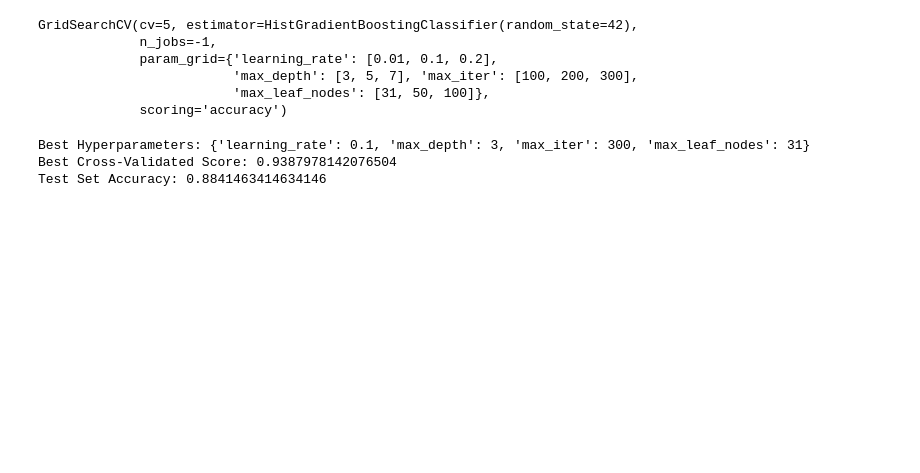
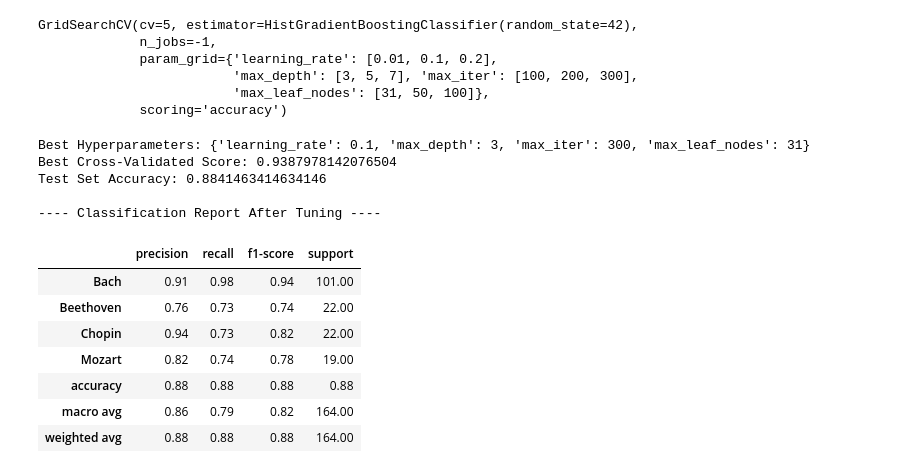
Before and after one commit to dcode15/ms-aai-511-final-project, a Jupyter notebook: src/cnn/cnn_optimization.ipynb, the cells around one changed output. Drawn from its saved outputs; the diff is of its cells as text; code cells hidden in the pictures; blank space fills up the shorter version.

```diff
--- a/src/cnn/cnn_optimization.ipynb
+++ b/src/cnn/cnn_optimization.ipynb
@@ -490,16 +542,35 @@ GridSearchCV(cv=5, estimator=HistGradientBoostingClassifier(random_state=42),
 # %%
 # Get the best parameters and best score
 best_params = grid_search.best_params_
 best_score = grid_search.best_score_
 
 print("Best Hyperparameters:", best_params)
 print("Best Cross-Validated Score:", best_score)
 
 # Evaluate on the test set
 best_model = grid_search.best_estimator_
 test_score = best_model.score(cnn_scalar_test, y_test)
 print("Test Set Accuracy:", test_score)
+
+# Generate Classification Report
+
+y_pred = best_model.predict(cnn_scalar_test)
+print("\n---- Classification Report After Tuning ----\n")
+report2 = classification_report(y_test, y_pred, target_names=label_encoder.classes_, output_dict=True)
+report2 = pd.DataFrame(report2).transpose()
+report2 = report2.round(2)
+display(report2)
 # %% [output]
 Best Hyperparameters: {'learning_rate': 0.1, 'max_depth': 3, 'max_iter': 300, 'max_leaf_nodes': 31}
 Best Cross-Validated Score: 0.9387978142076504
 Test Set Accuracy: 0.8841463414634146
+
+---- Classification Report After Tuning ----
+|  | precision | recall | f1-score | support |
+| Bach | 0.91 | 0.98 | 0.94 | 101.00 |
+| Beethoven | 0.76 | 0.73 | 0.74 | 22.00 |
+| Chopin | 0.94 | 0.73 | 0.82 | 22.00 |
+| Mozart | 0.82 | 0.74 | 0.78 | 19.00 |
+| accuracy | 0.88 | 0.88 | 0.88 | 0.88 |
+| macro avg | 0.86 | 0.79 | 0.82 | 164.00 |
+| weighted avg | 0.88 | 0.88 | 0.88 | 164.00 |
```
Also changed, not shown: parts of 16 cells of this notebook.
